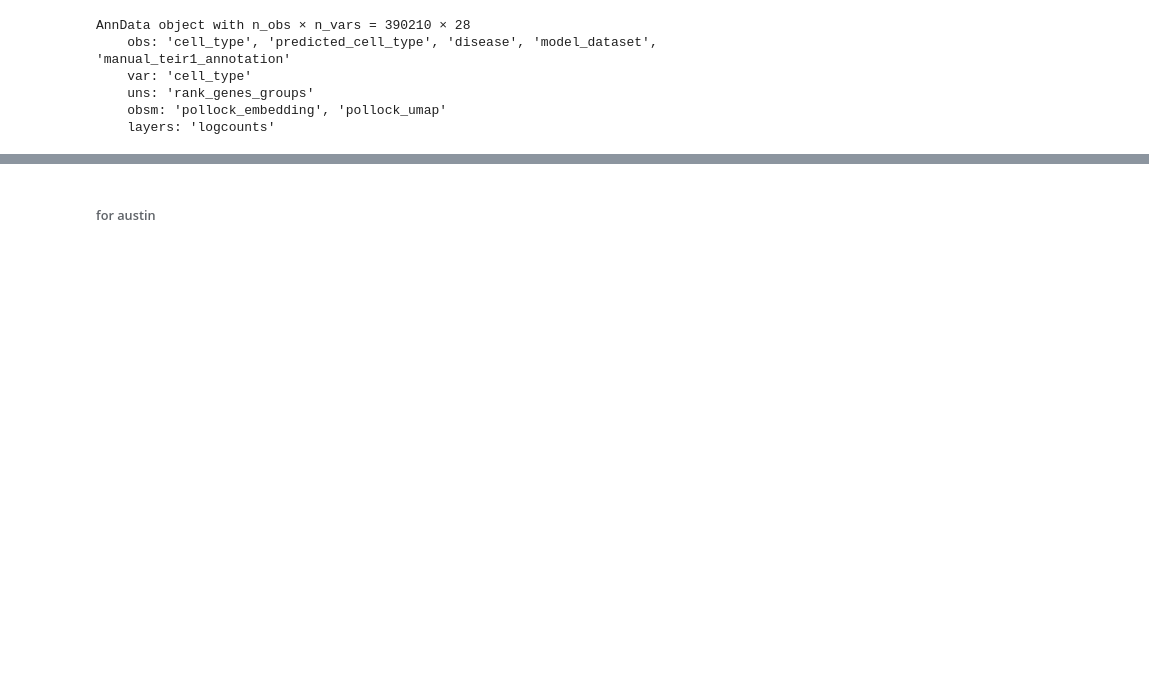
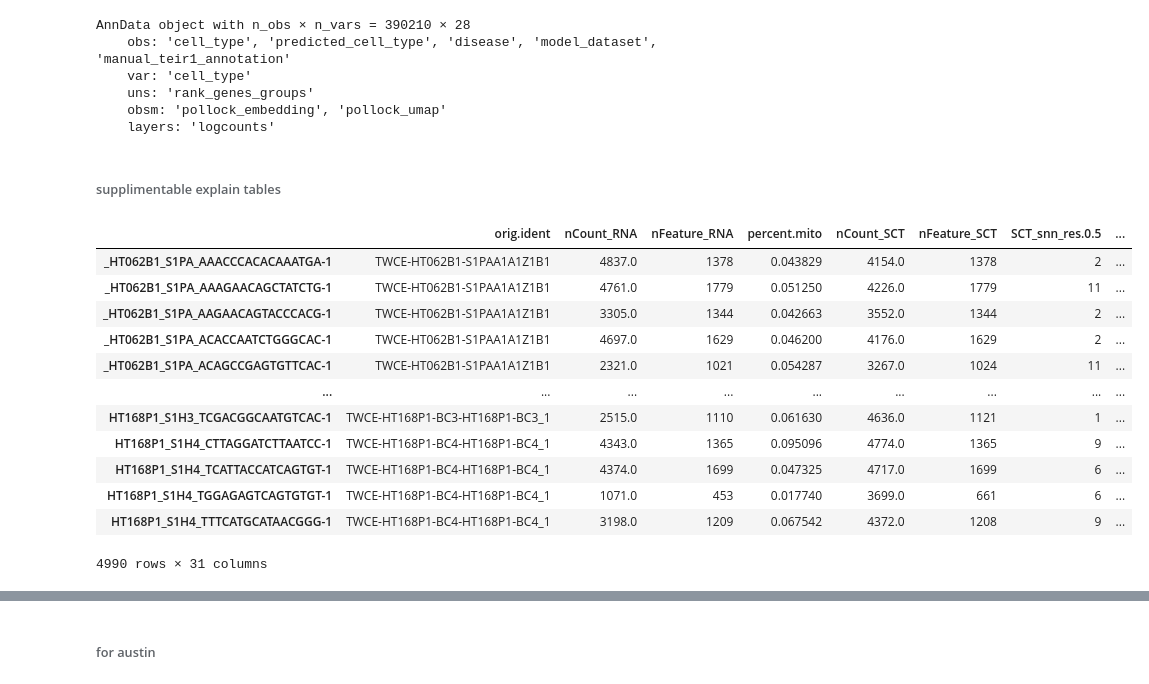
Before and after one commit to ding-lab/pollock, a Jupyter notebook: notebooks/explainability_figures.ipynb, the cells around one changed output, grey strips where cells are left out. Saved outputs shown, nothing was run; the diff lists cells and outputs as text; code cells hidden in the pictures; blank space fills up the shorter version.

```diff
--- a/notebooks/explainability_figures.ipynb
+++ b/notebooks/explainability_figures.ipynb
@@ -341,3 +376,21 @@ AnnData object with n_obs × n_vars = 390210 × 28
     uns: 'rank_genes_groups'
     obsm: 'pollock_embedding', 'pollock_umap'
     layers: 'logcounts'
+# %% [markdown]
+###### supplimentable explain tables
+# %%
+explain.obs
+# %% [output]
+|  | orig.ident | nCount_RNA | nFeature_RNA | percent.mito | nCount_SCT | nFeature_SCT | SCT_snn_res.0.5 | ... |
+| _HT062B1_S1PA_AAACCCACACAAATGA-1 | TWCE-HT062B1-S1PAA1A1Z1B1 | 4837.0 | 1378 | 0.043829 | 4154.0 | 1378 | 2 | ... |
+| _HT062B1_S1PA_AAAGAACAGCTATCTG-1 | TWCE-HT062B1-S1PAA1A1Z1B1 | 4761.0 | 1779 | 0.051250 | 4226.0 | 1779 | 11 | ... |
+| _HT062B1_S1PA_AAGAACAGTACCCACG-1 | TWCE-HT062B1-S1PAA1A1Z1B1 | 3305.0 | 1344 | 0.042663 | 3552.0 | 1344 | 2 | ... |
+| _HT062B1_S1PA_ACACCAATCTGGGCAC-1 | TWCE-HT062B1-S1PAA1A1Z1B1 | 4697.0 | 1629 | 0.046200 | 4176.0 | 1629 | 2 | ... |
+| _HT062B1_S1PA_ACAGCCGAGTGTTCAC-1 | TWCE-HT062B1-S1PAA1A1Z1B1 | 2321.0 | 1021 | 0.054287 | 3267.0 | 1024 | 11 | ... |
+| ... | ... | ... | ... | ... | ... | ... | ... | ... |
+| HT168P1_S1H3_TCGACGGCAATGTCAC-1 | TWCE-HT168P1-BC3-HT168P1-BC3_1 | 2515.0 | 1110 | 0.061630 | 4636.0 | 1121 | 1 | ... |
+| HT168P1_S1H4_CTTAGGATCTTAATCC-1 | TWCE-HT168P1-BC4-HT168P1-BC4_1 | 4343.0 | 1365 | 0.095096 | 4774.0 | 1365 | 9 | ... |
+| HT168P1_S1H4_TCATTACCATCAGTGT-1 | TWCE-HT168P1-BC4-HT168P1-BC4_1 | 4374.0 | 1699 | 0.047325 | 4717.0 | 1699 | 6 | ... |
+| HT168P1_S1H4_TGGAGAGTCAGTGTGT-1 | TWCE-HT168P1-BC4-HT168P1-BC4_1 | 1071.0 | 453 | 0.017740 | 3699.0 | 661 | 6 | ... |
+| HT168P1_S1H4_TTTCATGCATAACGGG-1 | TWCE-HT168P1-BC4-HT168P1-BC4_1 | 3198.0 | 1209 | 0.067542 | 4372.0 | 1208 | 9 | ... |
+4990 rows × 31 columns
```
Also changed, not shown: parts of 15 cells of this notebook, 3 other files.
